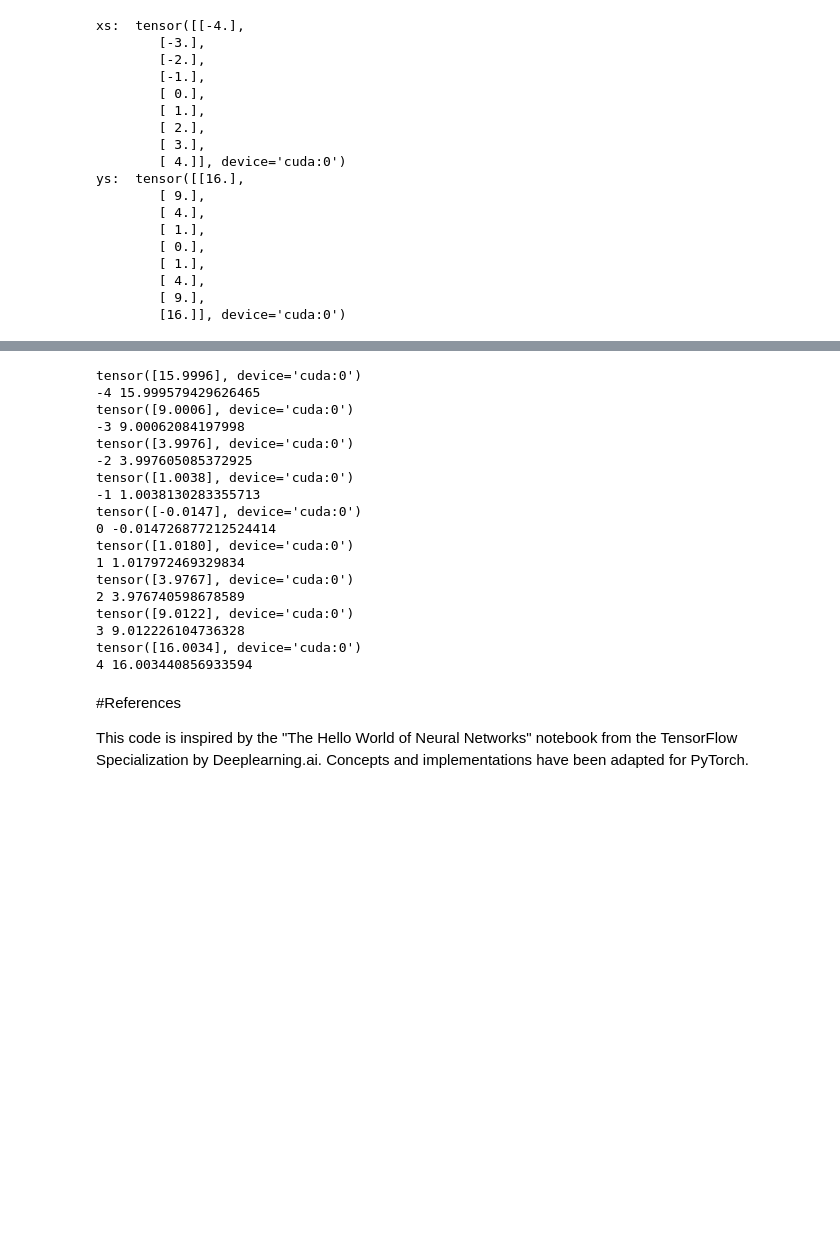
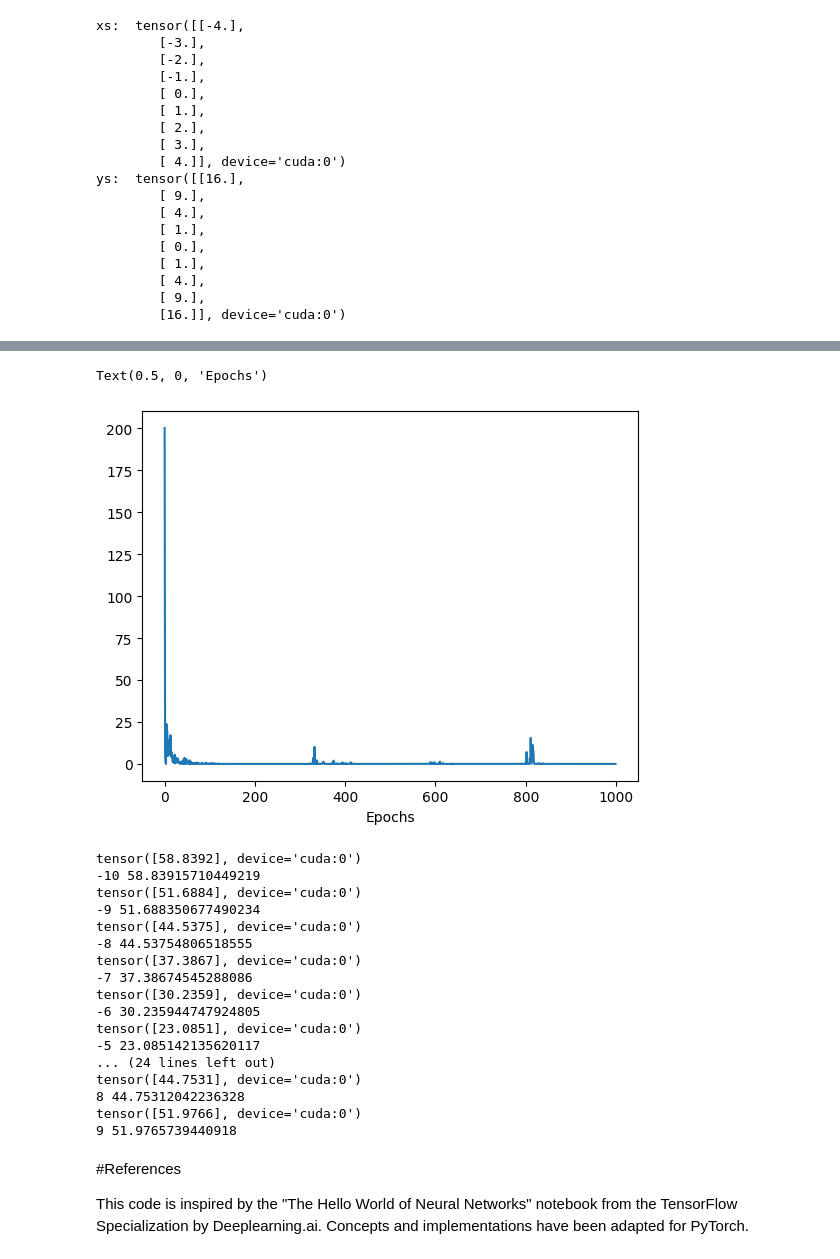
Before and after one commit to JeffAsDRK/Semana_2_AS, a Jupyter notebook: 01_Hello_World_Neural_Networks_[PYTORCH].ipynb, the cells around one changed output, grey strips where cells are left out. Saved outputs shown, nothing was run; the diff lists cells and outputs as text; code cells hidden in the pictures; blank space fills up the shorter version.

```diff
--- a/01_Hello_World_Neural_Networks_[PYTORCH].ipynb
+++ b/01_Hello_World_Neural_Networks_[PYTORCH].ipynb
@@ -341,19 +326,20 @@ print("You are using", device)
 
 # Build a simple Sequential model
 model_2 = nn.Sequential(
-    nn.Linear(1, 100),
-    nn.Sigmoid(),
-    nn.Linear(100, 100),
-    nn.Sigmoid(),
-    nn.Linear(100, 1),
-    #no activation
+    nn.Linear(1, 32),
+    nn.ReLU(),
+    nn.Linear(32, 16),
+    nn.ReLU(),
+    nn.Linear(16, 1)
 )
+
 
 model_2.to(device)# Move the model to the GPU if available
 
 # Define the loss function and optimizer
 criterion = nn.MSELoss() #evaluation, loss function J
-optimizer = optim.SGD(model_2.parameters(), lr=0.01)
+optimizer = optim.Adam(model_2.parameters(), lr=0.01) # Adam optimizer
+# optimizer = optim.SGD(model_2.parameters(), lr=0.0001,momentum=0.99)
 # %% [output]
 You are using cuda
 # %%
@@ -403,13 +390,14 @@ ys:  tensor([[16.],
         [16.]], device='cuda:0')
 # %%
 # Training loop
-num_epochs = 201
+num_epochs = 1000
+losses = [] # Store the loss values for plotting
 for epoch in range(num_epochs):
 
     for batch_idx, (xs_batch, y_batch) in enumerate(dataloader):
 
-        print("Batch", batch_idx, "xs_batch:", xs_batch, "\nys_batch:", y_batch)
-        print("***************")
+        #print("Batch", batch_idx, "xs_batch:", xs_batch, "\nys_batch:", y_batch)
+        #print("***************")
         # Forward pass
         outputs = model_2(xs_batch)
 
@@ -421,7 +409,8 @@ for epoch in range(num_epochs):
         loss.backward() #backpropagation
         optimizer.step()
 
-    print("======================, End of Epoch", epoch)
+    #print("======================, End of Epoch", epoch)
+    losses.append(loss.item())  # Store the loss value
     if epoch % 5 == 0:
         print("At Epoch ", epoch, "Loss is", loss.item()) # Use loss.item() to get a scalar value
 # %% [output]
@@ -445,30 +434,36 @@ At Epoch  200 Loss is 2.595421756268479e-05
+# %%
+from matplotlib import pyplot as plt
+plt.plot(losses)
+plt.xlabel('Epochs')
+# %% [output]
+Text(0.5, 0, 'Epochs')
+[figure, added]
 # %%
 # Make a prediction
 model_2.eval()
 with torch.no_grad():
-    for i in range(-4,5,1):
+    for i in range(-10,10,1):
       predicted_value = model_2(torch.tensor([float(i)]).to(device))
       print(predicted_value)
       print(i,predicted_value.item())  # Convert the result to a Python scalar
 # %% [output]
-tensor([15.9996], device='cuda:0')
--4 15.999579429626465
-tensor([9.0006], device='cuda:0')
--3 9.00062084197998
-tensor([3.9976], device='cuda:0')
--2 3.997605085372925
-tensor([1.0038], device='cuda:0')
--1 1.0038130283355713
-tensor([-0.0147], device='cuda:0')
-0 -0.014726877212524414
-tensor([1.0180], device='cuda:0')
-1 1.017972469329834
-tensor([3.9767], device='cuda:0')
-2 3.976740598678589
-tensor([9.0122], device='cuda:0')
-3 9.012226104736328
-tensor([16.0034], device='cuda:0')
-4 16.003440856933594
+tensor([58.8392], device='cuda:0')
+-10 58.83915710449219
+tensor([51.6884], device='cuda:0')
+-9 51.688350677490234
+tensor([44.5375], device='cuda:0')
+-8 44.53754806518555
+tensor([37.3867], device='cuda:0')
+-7 37.38674545288086
+tensor([30.2359], device='cuda:0')
+-6 30.235944747924805
+tensor([23.0851], device='cuda:0')
+-5 23.085142135620117
+... (24 lines left out)
+tensor([44.7531], device='cuda:0')
+8 44.75312042236328
+tensor([51.9766], device='cuda:0')
+9 51.9765739440918
 # %% [markdown]
 #References
 
```
Also changed, not shown: parts of 7 cells of this notebook, 1 other file.
